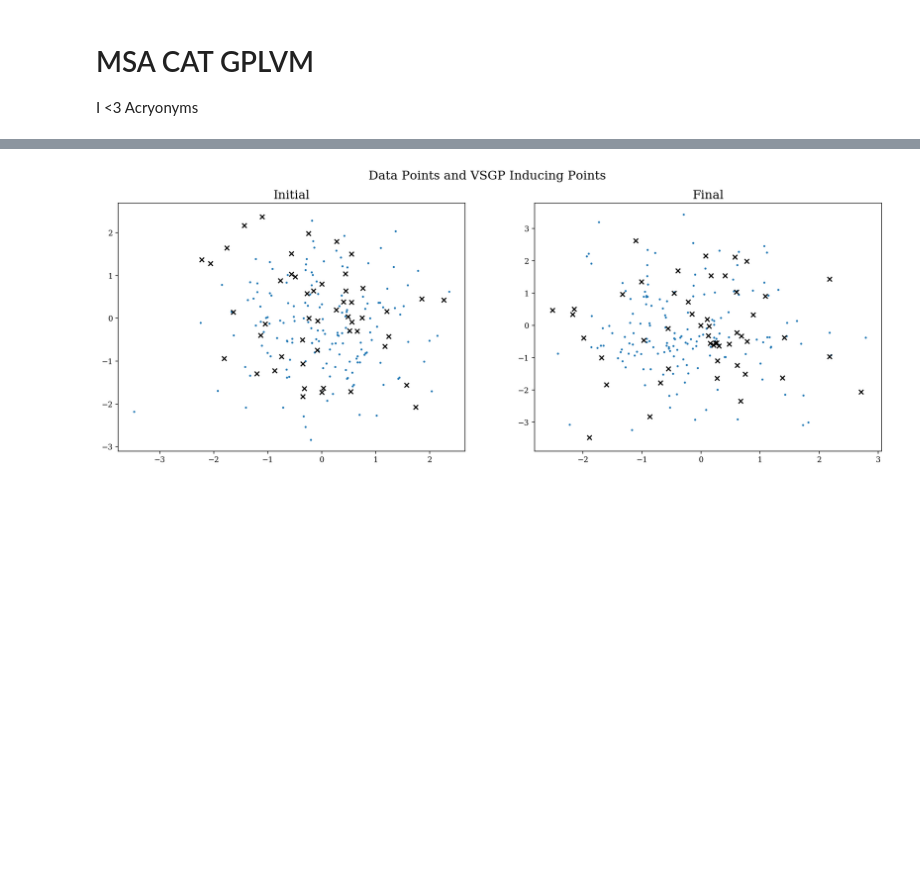
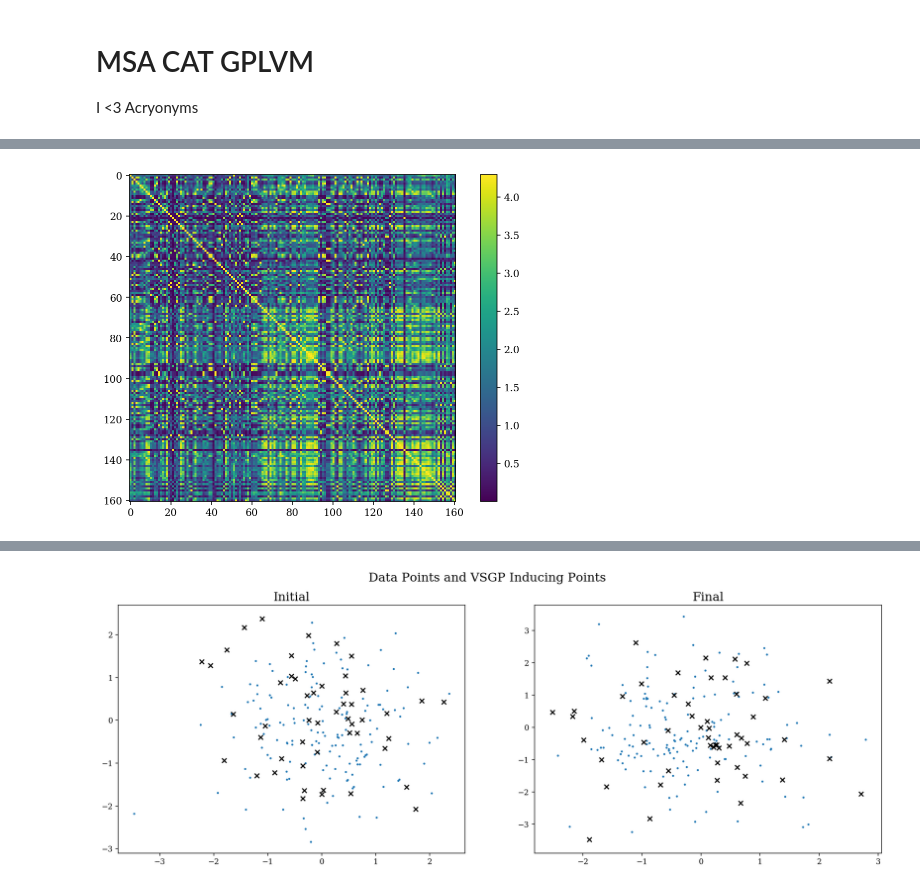
Before and after one commit to jrussell25/ML-miscellany, a Jupyter notebook: Coevolution_GPLVM.ipynb, the cells around one changed output, grey strips where cells are left out. Drawn from its saved outputs; the diff is of its cells as text; code cells hidden in the pictures; blank space fills up the shorter version.

```diff
--- a/Coevolution_GPLVM.ipynb
+++ b/Coevolution_GPLVM.ipynb
@@ -154,0 +193,8 @@ gplvm.cuda();
+# %%
+k = gplvm.kernel(gplvm.X_loc).clone().detach().cpu().numpy()
+# %%
+plt.imshow(k)
+plt.colorbar()
+plt.show()
+# %% [output]
+[figure, added]
```
Also changed, not shown: parts of 22 cells of this notebook, 1 other file.
